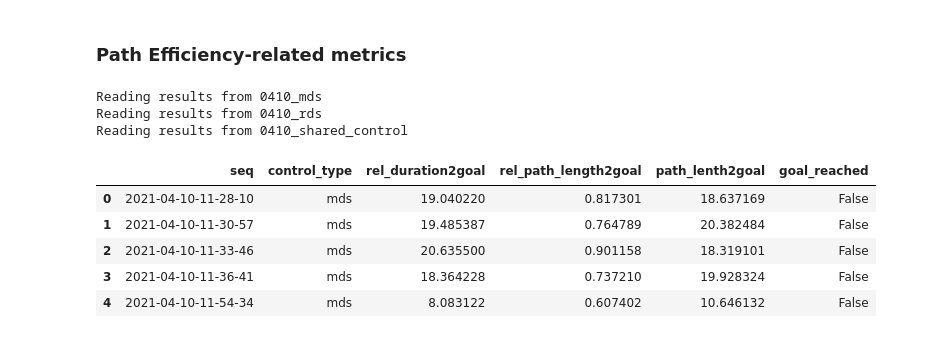
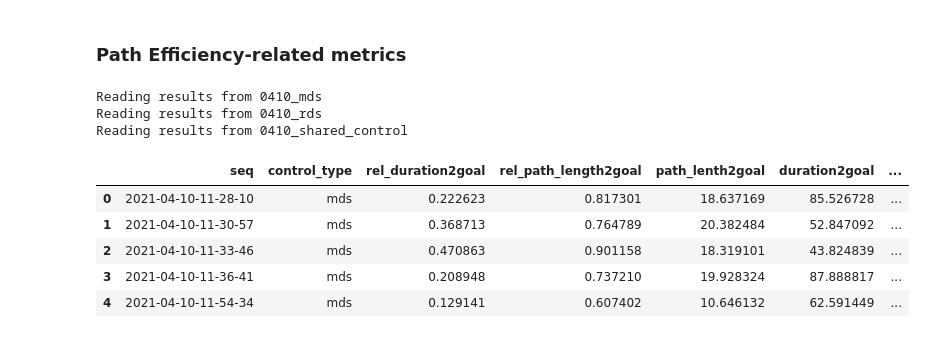
Before and after one commit to epfl-lasa/crowdbot-evaluation-tools, a Jupyter notebook: notebooks/comprehensive_eval.ipynb, the cells around one changed output. Cells and saved outputs as stored; diff of their text form; code cells hidden in the pictures.

```diff
--- a/notebooks/comprehensive_eval.ipynb
+++ b/notebooks/comprehensive_eval.ipynb
@@ -290,7 +274,7 @@ path_metrics = ('rel_duration2goal',
                 'rel_path_length2goal',
                 'path_lenth2goal',
                 'duration2goal',
-                'goal_reached',
+                'min_dist2goal',
                )
 
 path_frames = []
@@ -409,13 +392,11 @@ categorical_plot(
 # %%
-control_metrics = ('avg_fluency',
-                   'linear_dis',
-                   'heading_dis',
-                   'disagreement',
+control_metrics = ('rel_jerk',
+                   'avg_fluency',
+                   'contribution',
+                   'avg_agreement',
                    'path_lenth2goal',
-                   'goal_reached',
+                   'min_dist2goal',
                    )
-
-# todo: relative jerk and contribution
 
 control_frames = []
 
@@ -443,6 +424,7 @@ for ii, eval_dir in enumerate(eval_dirs):
         for iidx, val in enumerate(control_metrics):
             cm_dict[control_metrics[iidx]].append(qolo_eval_dict[val])
 
+    # print(cm_dict)
     control_df = pd.DataFrame(cm_dict)
     control_df.columns = ['seq', 'control_type'] + list(control_metrics)
 
@@ -452,7 +434,6 @@ for ii, eval_dir in enumerate(eval_dirs):
     control_frames.append(control_df)
 
 control_metrics_df = pd.concat(control_frames, ignore_index=True)
-control_metrics_df.head()
 # %% [output]
 Reading results from 0424_mds
 Reading results from 0424_rds
@@ -507,16 +546,12 @@ for root, dirs, files in walk(bagbase, topdown=False, maxdepth=1):
 # %%
 crowd_metrics = ('avg_crowd_density5',
-           'avg_crowd_density10',
-           'avg_min_dist',
-           'path_lenth2goal',
-           'goal_reached',
-          )
-
-# more_metrics = (
-#     'crowd_density5',
-#     'crowd_density10',
-#     'min_dist',
-# )
+                 'max_crowd_density5',
+                 'avg_crowd_density10',
+                 'avg_min_dist',
+                 'normalized_proximity',
+                 'path_lenth2goal',
+                 'min_dist2goal',
+                )
 
 frames = []
 
@@ -547,8 +582,8 @@ for eval_dir in eval_dirs:
     crowd_df = pd.DataFrame(m_dict)
     crowd_df.columns = ['seq', 'control_type'] + list(crowd_metrics)
 
-    # Filter path_lenth2goal less than 10 meter
-    crowd_df = crowd_df[crowd_df.path_lenth2goal >= 10.0]
+    # Filter path_lenth2goal less than 5 meter
+    crowd_df = crowd_df[crowd_df.path_lenth2goal >= 5.0]
 
     frames.append(crowd_df)
 
@@ -635,7 +659,8 @@ categorical_plot(
 path_metrics = ('rel_duration2goal',
                 'rel_path_length2goal',
                 'path_lenth2goal',
-                'goal_reached',
+                'duration2goal',
+                'min_dist2goal',
                )
 
 path_frames = []
@@ -651,41 +676,41 @@ for ii, eval_dir in enumerate(eval_dirs):
     pm_dict.update(
         {'control_type': [eval_dir[5:] for i in range(eval_database.nr_seqs())]}
     )
     pm_dict.update({k: [] for k in path_metrics})
 
     for idx, seq in enumerate(eval_database.seqs):
         eval_res_dir = os.path.join(eval_database.metrics_dir)
         qolo_eval_npy = os.path.join(eval_res_dir, seq + "_qolo_eval.npy")
         qolo_eval_dict = np.load(
             qolo_eval_npy,
             allow_pickle=True,
         ).item()
 
         for iidx, val in enumerate(path_metrics):
             pm_dict[path_metrics[iidx]].append(qolo_eval_dict[val])
             # print(iidx, val, path_metrics[iidx])
     # print(pm_dict.keys())
 
     path_df = pd.DataFrame(pm_dict)
     path_df.columns = ['seq', 'control_type'] + list(path_metrics)
 
-    # Filter path_lenth2goal less than 10 meter
-    path_df = path_df[path_df.path_lenth2goal >= 10.0]
+    # Filter path_lenth2goal less than 5 meter
+    path_df = path_df[path_df.path_lenth2goal >= 5.0]
 
     path_frames.append(path_df)
 
 path_metrics_df = pd.concat(path_frames, ignore_index=True)
 path_metrics_df.head()
 # %% [output]
 Reading results from 0410_mds
 Reading results from 0410_rds
 Reading results from 0410_shared_control
-|  | seq | control_type | rel_duration2goal | rel_path_length2goal | path_lenth2goal | goal_reached |
-| 0 | 2021-04-10-11-28-10 | mds | 19.040220 | 0.817301 | 18.637169 | False |
-| 1 | 2021-04-10-11-30-57 | mds | 19.485387 | 0.764789 | 20.382484 | False |
-| 2 | 2021-04-10-11-33-46 | mds | 20.635500 | 0.901158 | 18.319101 | False |
-| 3 | 2021-04-10-11-36-41 | mds | 18.364228 | 0.737210 | 19.928324 | False |
-| 4 | 2021-04-10-11-54-34 | mds | 8.083122 | 0.607402 | 10.646132 | False |
+|  | seq | control_type | rel_duration2goal | rel_path_length2goal | path_lenth2goal | duration2goal | ... |
+| 0 | 2021-04-10-11-28-10 | mds | 0.222623 | 0.817301 | 18.637169 | 85.526728 | ... |
+| 1 | 2021-04-10-11-30-57 | mds | 0.368713 | 0.764789 | 20.382484 | 52.847092 | ... |
+| 2 | 2021-04-10-11-33-46 | mds | 0.470863 | 0.901158 | 18.319101 | 43.824839 | ... |
+| 3 | 2021-04-10-11-36-41 | mds | 0.208948 | 0.737210 | 19.928324 | 87.888817 | ... |
+| 4 | 2021-04-10-11-54-34 | mds | 0.129141 | 0.607402 | 10.646132 | 62.591449 | ... |
 # %%
 for ctrl in control_types:
     print("###", ctrl)
```
Also changed, not shown: parts of 39 cells of this notebook, 5 other files.
